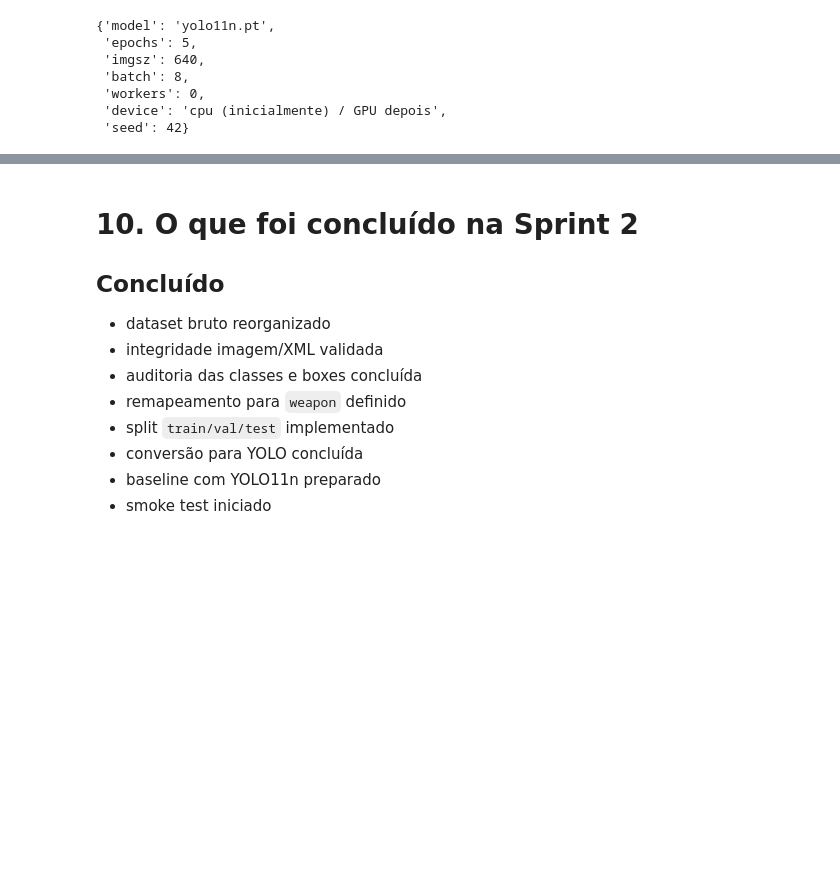
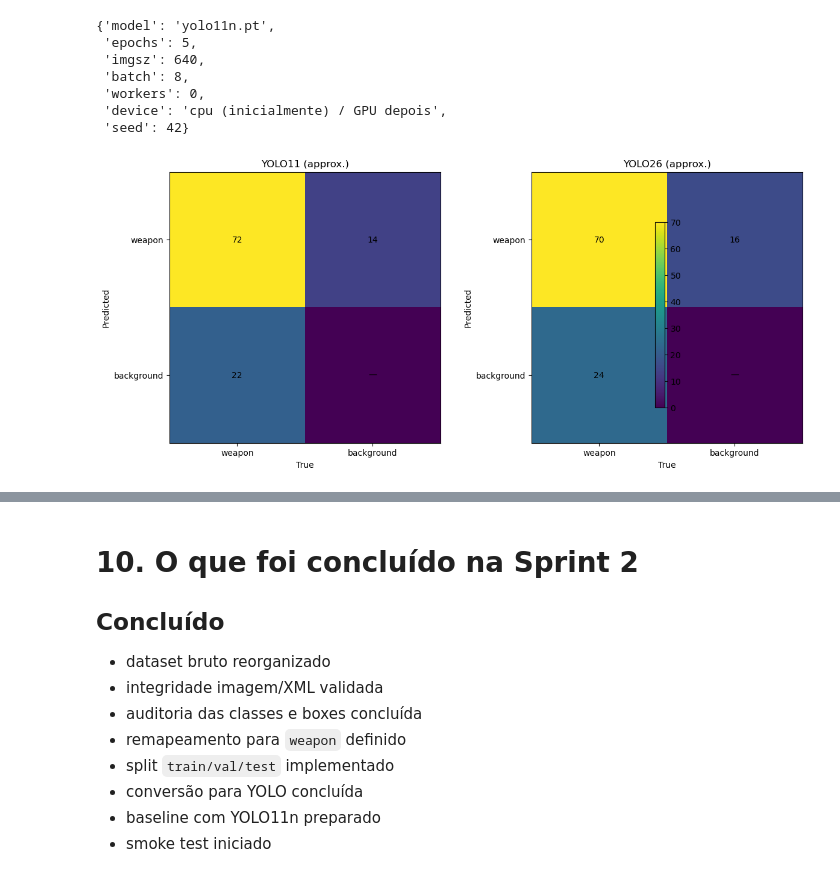
Before and after one commit to MineManiac/ComputerVision-CCTVgundetection, a Jupyter notebook: sprint2.ipynb, the cells around one changed output, grey strips where cells are left out. Drawn from its saved outputs; the diff is of its cells as text; code cells hidden in the pictures; blank space fills up the shorter version.

```diff
--- a/sprint2.ipynb
+++ b/sprint2.ipynb
@@ -385,0 +388,48 @@ smoke_config
+# %%
+import numpy as np
+import matplotlib.pyplot as plt
+
+# Approximate confusion matrices derived from validation metrics
+# rows = predicted, cols = true
+# [ [TP, FP],
+#   [FN,  0] ]
+
+cm_yolo11 = np.array([
+    [72, 14],
+    [22,  0]
+])
+
+cm_yolo26 = np.array([
+    [70, 16],
+    [24,  0]
+])
+
+labels_x = ["weapon", "background"]
+labels_y = ["weapon", "background"]
+
+fig, axes = plt.subplots(1, 2, figsize=(12, 5))
+
+for ax, cm, title in zip(
+    axes,
+    [cm_yolo11, cm_yolo26],
+    ["YOLO11 (approx.)", "YOLO26 (approx.)"]
+):
+    im = ax.imshow(cm, interpolation="nearest")
+    ax.set_title(title)
+    ax.set_xticks(range(len(labels_x)))
+    ax.set_yticks(range(len(labels_y)))
+    ax.set_xticklabels(labels_x)
+    ax.set_yticklabels(labels_y)
+    ax.set_xlabel("True")
+    ax.set_ylabel("Predicted")
+
+    for i in range(cm.shape[0]):
+        for j in range(cm.shape[1]):
+            value = "—" if (i == 1 and j == 1) else str(cm[i, j])
+            ax.text(j, i, value, ha="center", va="center")
+
+fig.colorbar(im, ax=axes.ravel().tolist(), shrink=0.8)
+plt.tight_layout()
+plt.show()
+# %% [output]
+[figure, added]
```
Also changed, not shown: parts of 2 cells of this notebook.
